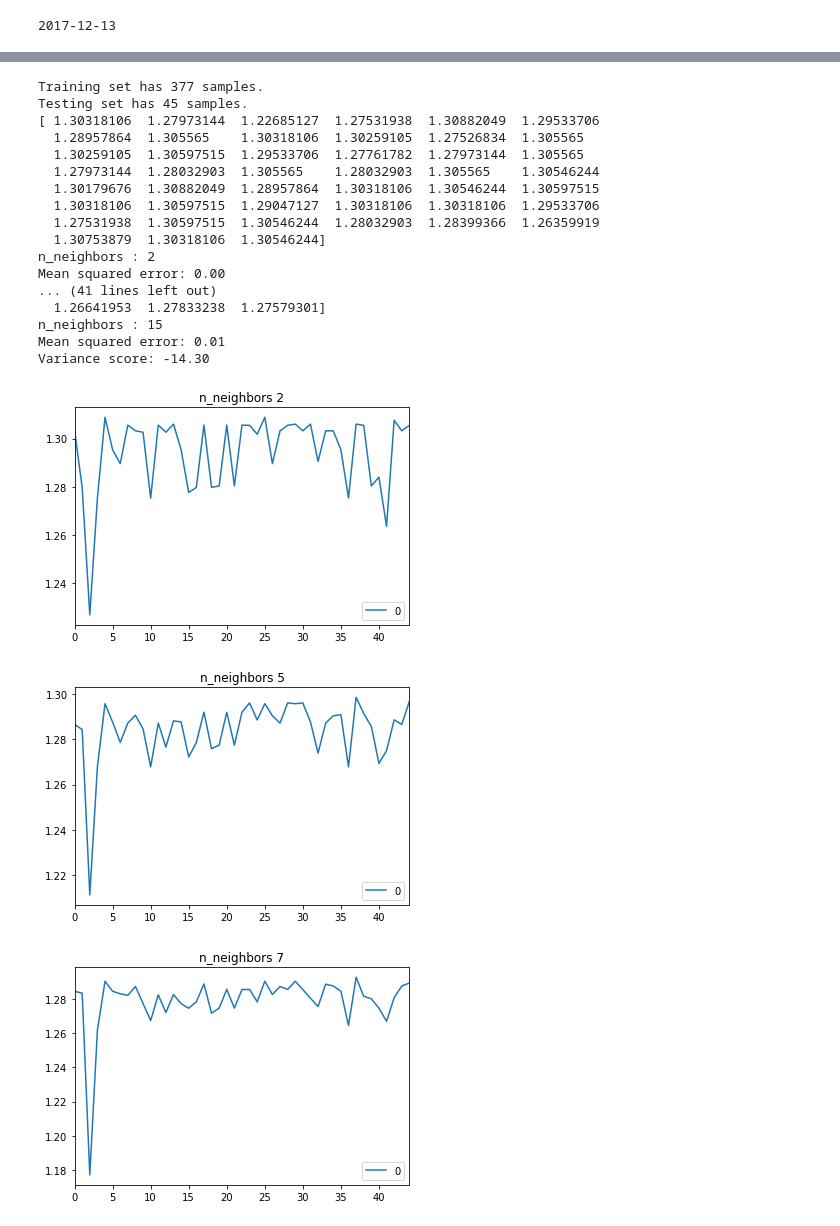
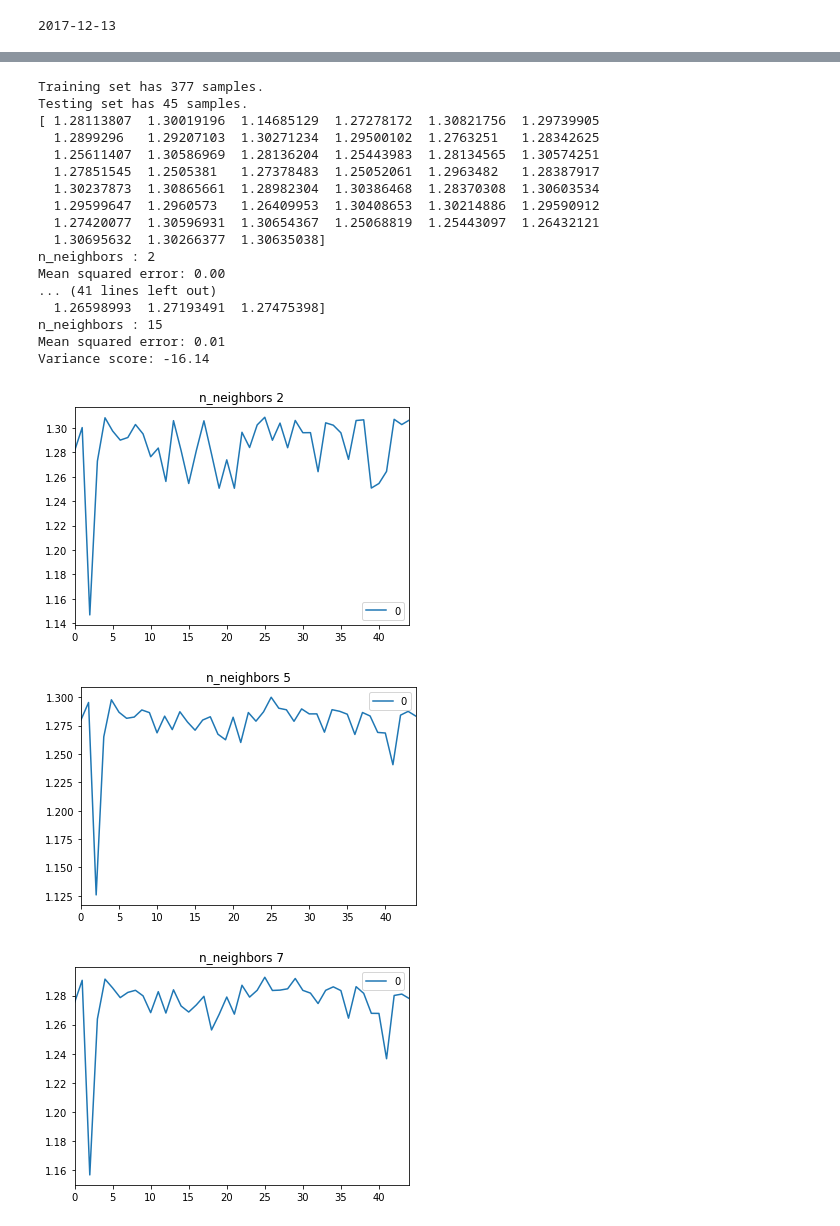
Before and after one commit to Chris-lee-cp/capstone, a Jupyter notebook: stock_prediction_knn.ipynb, the cells around one changed output, grey strips where cells are left out. Drawn from its saved outputs; the diff is of its cells as text; code cells hidden in the pictures.

```diff
--- a/stock_prediction_knn.ipynb
+++ b/stock_prediction_knn.ipynb
@@ -17,8 +20,8 @@ now = datetime.datetime.now()
 end_date = now.strftime("%Y-%m-%d")
 print end_date
 
-ivv = get_input_feature('IVV','2013-01-01', end_date)
-gld = get_input_feature('GLD','2013-01-01', end_date)
+ivv = get_input_feature('IVV','2016-01-01', end_date)
+gld = get_input_feature('GLD','2016-01-01', end_date)
 # %% [output]
 2017-12-13
 # %%
@@ -40,16 +43,6 @@ nm_gld['Adj Close'] = nm_gld['Adj Close']/nm_gld['Adj Close'][0]
 nm_gld['Volume'] = nm_gld['Volume']/nm_gld['Volume'].mean()
 #print nm_gld.head()
 
-
-prices = nm_ivv['Adj Close']
-features = nm_ivv.drop(['Close', 'Low'], axis = 1)
-
-
-# Rolling Mean 10 days
-rm10_ivv = pd.rolling_mean(nm_ivv['Adj Close'], window=10)
-rm10_ivv_ = pd.DataFrame(rm10_ivv)
-rm10_ivv_ = rm10_ivv_.rename(columns = {'Adj Close':'RM10'})
-
 # Rolling Mean 20 days
 rm20_ivv = pd.rolling_mean(nm_ivv['Adj Close'], window=20)
 rm20_ivv_ = pd.DataFrame(rm20_ivv)
@@ -60,14 +53,16 @@ rm40_ivv = pd.rolling_mean(nm_ivv['Adj Close'], window=40)
 rm40_ivv_ = pd.DataFrame(rm40_ivv)
 rm40_ivv_ = rm40_ivv_.rename(columns = {'Adj Close':'RM40'})
 
+prices = nm_ivv['Adj Close']
+
 #print gld.head()
 gold = nm_gld.drop(['Open', 'High', 'Close', 'Low', 'Volume'], axis = 1)
 gold = gold.rename(columns = {'Adj Close':'GLD'})
 #print gold.head()
 #print "gold.dtypes", gold.dtypes
 
+features = nm_ivv.drop(['Adj Close', 'Low', 'Close'], axis = 1)
 features = features.join(gold, how='inner')
-features = features.join(rm10_ivv_, how='inner')
 features = features.join(rm20_ivv_, how='inner')
 features = features.join(rm40_ivv_, how='inner')
 
@@ -115,5 +98,5 @@ plt.show()
 # %%
-# do knn regression for benchmark
+# do knn regression
 
 from sklearn.neighbors import KNeighborsRegressor
 from sklearn.metrics import mean_squared_error, r2_score
@@ -123,44 +106,44 @@ X_train = features[65:-50]
 y_train = prices[70:-45]
 X_test = features[-50:-5]
 y_test = prices[-45:]
 
 # Show the results of the split
 print "Training set has {} samples.".format(X_train.shape[0])
 print "Testing set has {} samples.".format(X_test.shape[0])
 
 
 for count, n_neighbors in enumerate([2, 5, 7, 10, 15]):
-    neigh = KNeighborsRegressor(n_neighbors)
+    neigh = KNeighborsRegressor(n_neighbors, weights='distance')
     neigh.fit(X_train, y_train)
     y_pred = neigh.predict(X_test)
     print y_pred
     LR_result = pd.DataFrame(y_pred)
     LR_result.plot(title="n_neighbors %d" % n_neighbors)
     # The mean squared error
     print("n_neighbors : %d" % n_neighbors)
     print("Mean squared error: %.2f" % mean_squared_error(y_test, y_pred))
     # Explained variance score: 1 is perfect prediction
     print('Variance score: %.2f' % r2_score(y_test, y_pred))
 
 plt.show()
 # %% [output]
 Training set has 377 samples.
 Testing set has 45 samples.
-[ 1.30318106  1.27973144  1.22685127  1.27531938  1.30882049  1.29533706
-  1.28957864  1.305565    1.30318106  1.30259105  1.27526834  1.305565
-  1.30259105  1.30597515  1.29533706  1.27761782  1.27973144  1.305565
-  1.27973144  1.28032903  1.305565    1.28032903  1.305565    1.30546244
-  1.30179676  1.30882049  1.28957864  1.30318106  1.30546244  1.30597515
-  1.30318106  1.30597515  1.29047127  1.30318106  1.30318106  1.29533706
-  1.27531938  1.30597515  1.30546244  1.28032903  1.28399366  1.26359919
-  1.30753879  1.30318106  1.30546244]
+[ 1.28113807  1.30019196  1.14685129  1.27278172  1.30821756  1.29739905
+  1.2899296   1.29207103  1.30271234  1.29500102  1.2763251   1.28342625
+  1.25611407  1.30586969  1.28136204  1.25443983  1.28134565  1.30574251
+  1.27851545  1.2505381   1.27378483  1.25052061  1.2963482   1.28387917
+  1.30237873  1.30865661  1.28982304  1.30386468  1.28370308  1.30603534
+  1.29599647  1.2960573   1.26409953  1.30408653  1.30214886  1.29590912
+  1.27420077  1.30596931  1.30654367  1.25068819  1.25443097  1.26432121
+  1.30695632  1.30266377  1.30635038]
 n_neighbors : 2
 Mean squared error: 0.00
 ... (41 lines left out)
-  1.26641953  1.27833238  1.27579301]
+  1.26598993  1.27193491  1.27475398]
 n_neighbors : 15
 Mean squared error: 0.01
-Variance score: -14.30
+Variance score: -16.14
-[figure, old version]
+[figure, new version]
-[figure, old version]
+[figure, new version]
-[figure, old version]
+[figure, new version]
```
Also changed, not shown: parts of 5 cells of this notebook, 2 other files.
